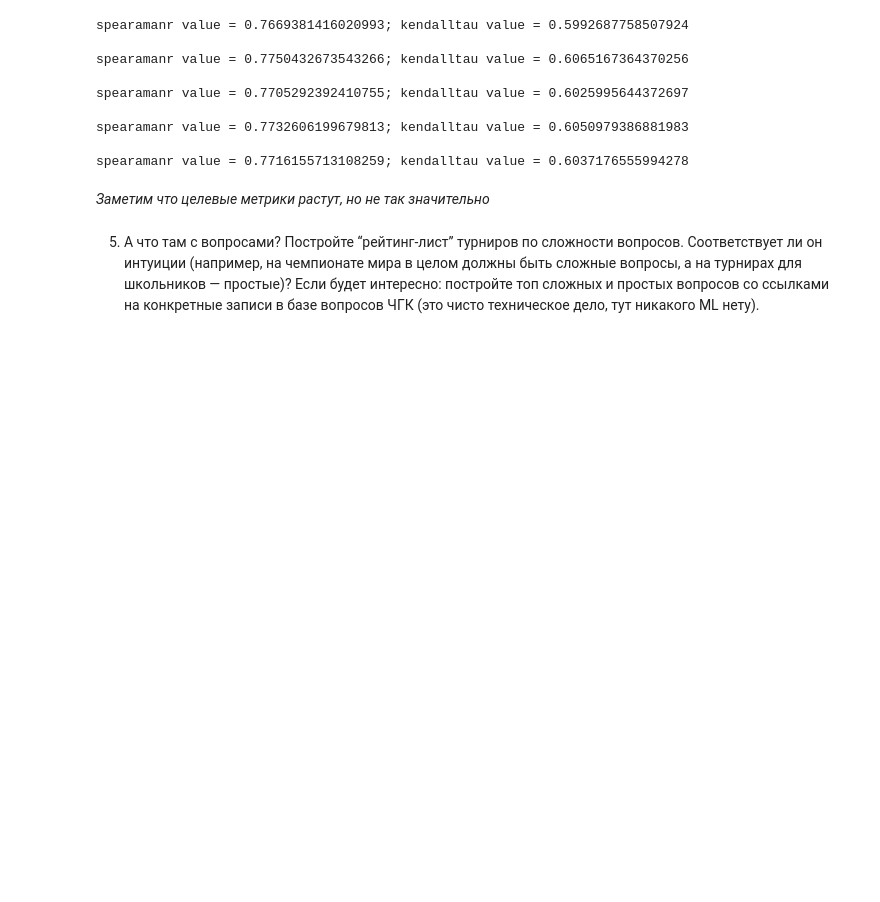
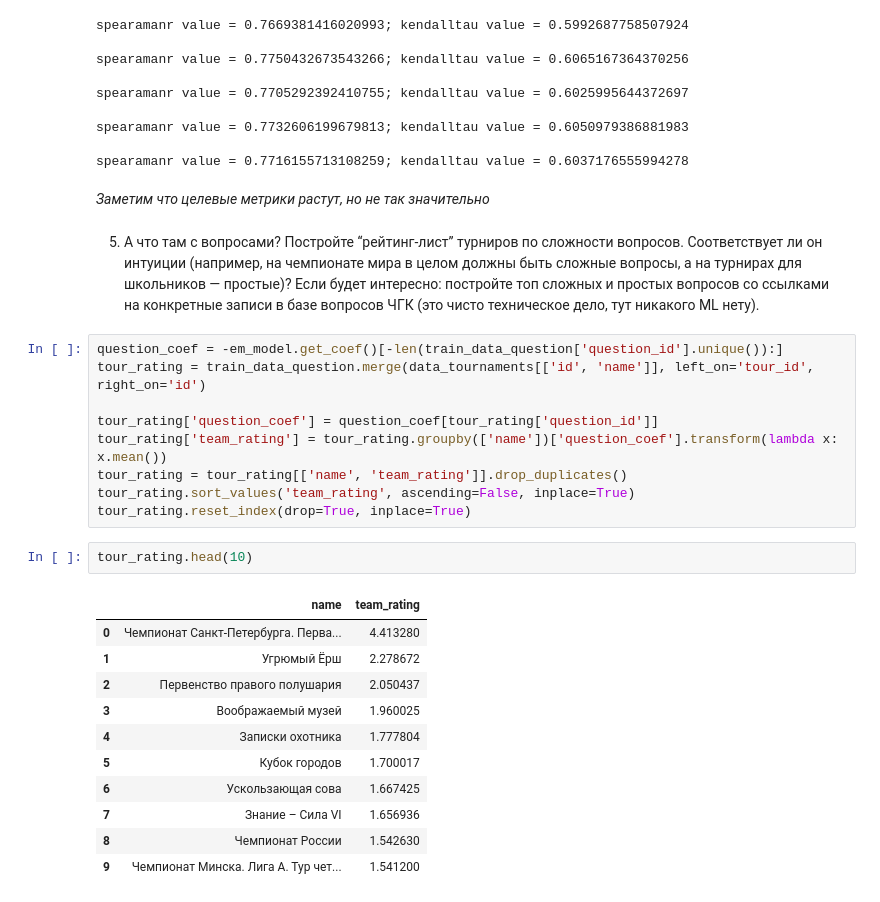
Before and after one commit to OneoKoz/Advance_ML_MADE, a Jupyter notebook: HW_2/AD_ML_HW2.ipynb, the cells around one changed output. Drawn from its saved outputs; the diff is of its cells as text; blank space fills up the shorter version.

```diff
--- a/HW_2/AD_ML_HW2.ipynb
+++ b/HW_2/AD_ML_HW2.ipynb
@@ -294,7 +294,30 @@ spearamanr value = 0.7705292392410755; kendalltau value = 0.6025995644372697
 spearamanr value = 0.7732606199679813; kendalltau value = 0.6050979386881983
 
 spearamanr value = 0.7716155713108259; kendalltau value = 0.6037176555994278
-# %% [markdown]
-*Заметим что целевые метрики растут, но не так значительно*
-# %% [markdown]
-5. А что там с вопросами? Постройте “рейтинг-лист” турниров по сложности вопросов. Соответствует ли он интуиции (например, на чемпионате мира в целом должны быть сложные вопросы, а на турнирах для школьников — простые)? Если будет интересно: постройте топ сложных и простых вопросов со ссылками на конкретные записи в базе вопросов ЧГК (это чисто техническое дело, тут никакого ML нету).
+# %% [markdown]
+*Заметим что целевые метрики растут, но не так значительно*
+# %% [markdown]
+5. А что там с вопросами? Постройте “рейтинг-лист” турниров по сложности вопросов. Соответствует ли он интуиции (например, на чемпионате мира в целом должны быть сложные вопросы, а на турнирах для школьников — простые)? Если будет интересно: постройте топ сложных и простых вопросов со ссылками на конкретные записи в базе вопросов ЧГК (это чисто техническое дело, тут никакого ML нету).
+# %%
+question_coef = -em_model.get_coef()[-len(train_data_question['question_id'].unique()):]
+tour_rating = train_data_question.merge(data_tournaments[['id', 'name']], left_on='tour_id', right_on='id')
+
+tour_rating['question_coef'] = question_coef[tour_rating['question_id']]
+tour_rating['team_rating'] = tour_rating.groupby(['name'])['question_coef'].transform(lambda x: x.mean())
+tour_rating = tour_rating[['name', 'team_rating']].drop_duplicates()
+tour_rating.sort_values('team_rating', ascending=False, inplace=True)
+tour_rating.reset_index(drop=True, inplace=True)
+# %%
+tour_rating.head(10)
+# %% [output]
+|  | name | team_rating |
+| 0 | Чемпионат Санкт-Петербурга. Перва... | 4.413280 |
+| 1 | Угрюмый Ёрш | 2.278672 |
+| 2 | Первенство правого полушария | 2.050437 |
+| 3 | Воображаемый музей | 1.960025 |
+| 4 | Записки охотника | 1.777804 |
+| 5 | Кубок городов | 1.700017 |
+| 6 | Ускользающая сова | 1.667425 |
+| 7 | Знание – Сила VI | 1.656936 |
+| 8 | Чемпионат России | 1.542630 |
+| 9 | Чемпионат Минска. Лига А. Тур чет... | 1.541200 |
```
Also changed, not shown: parts of 4 cells of this notebook.
